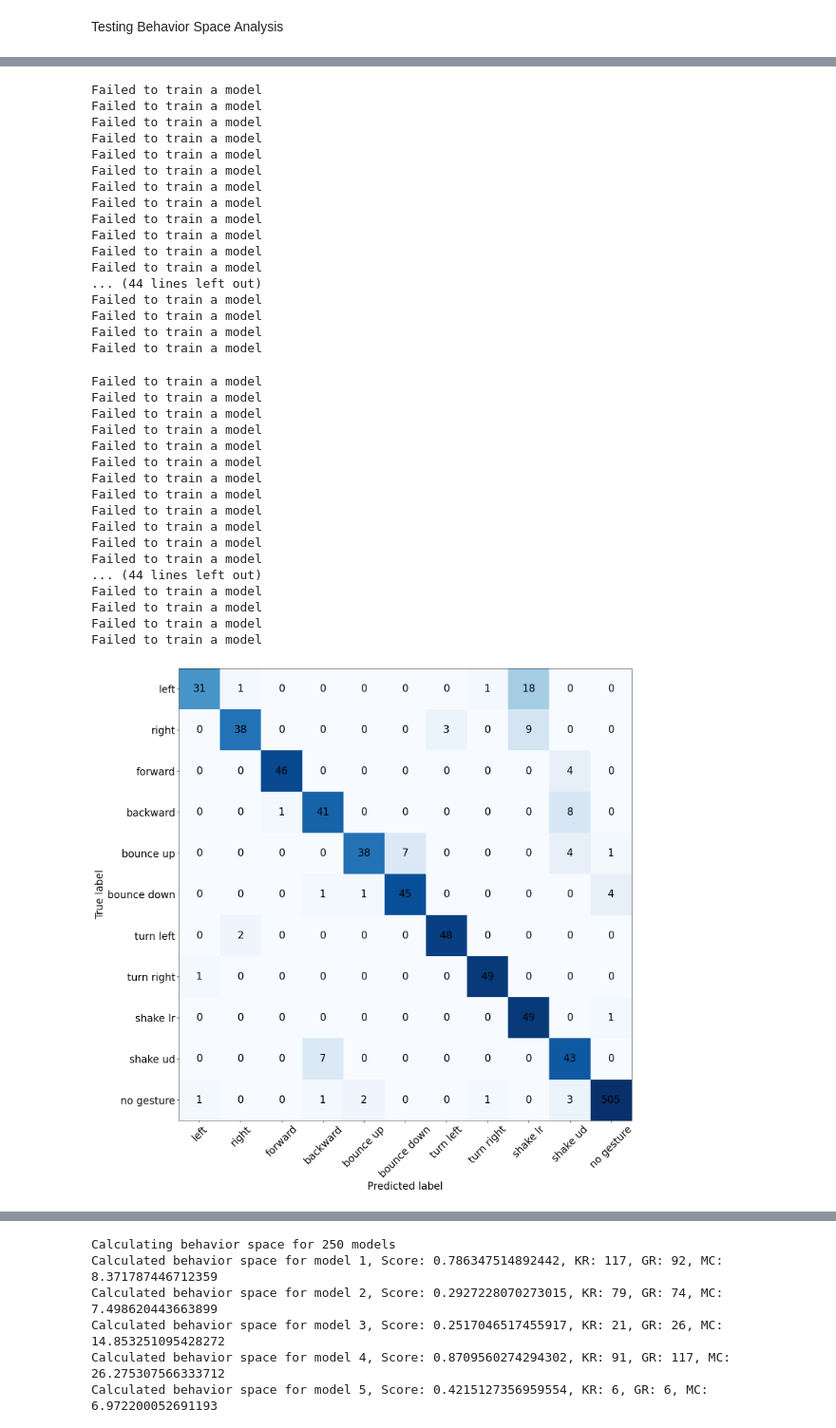
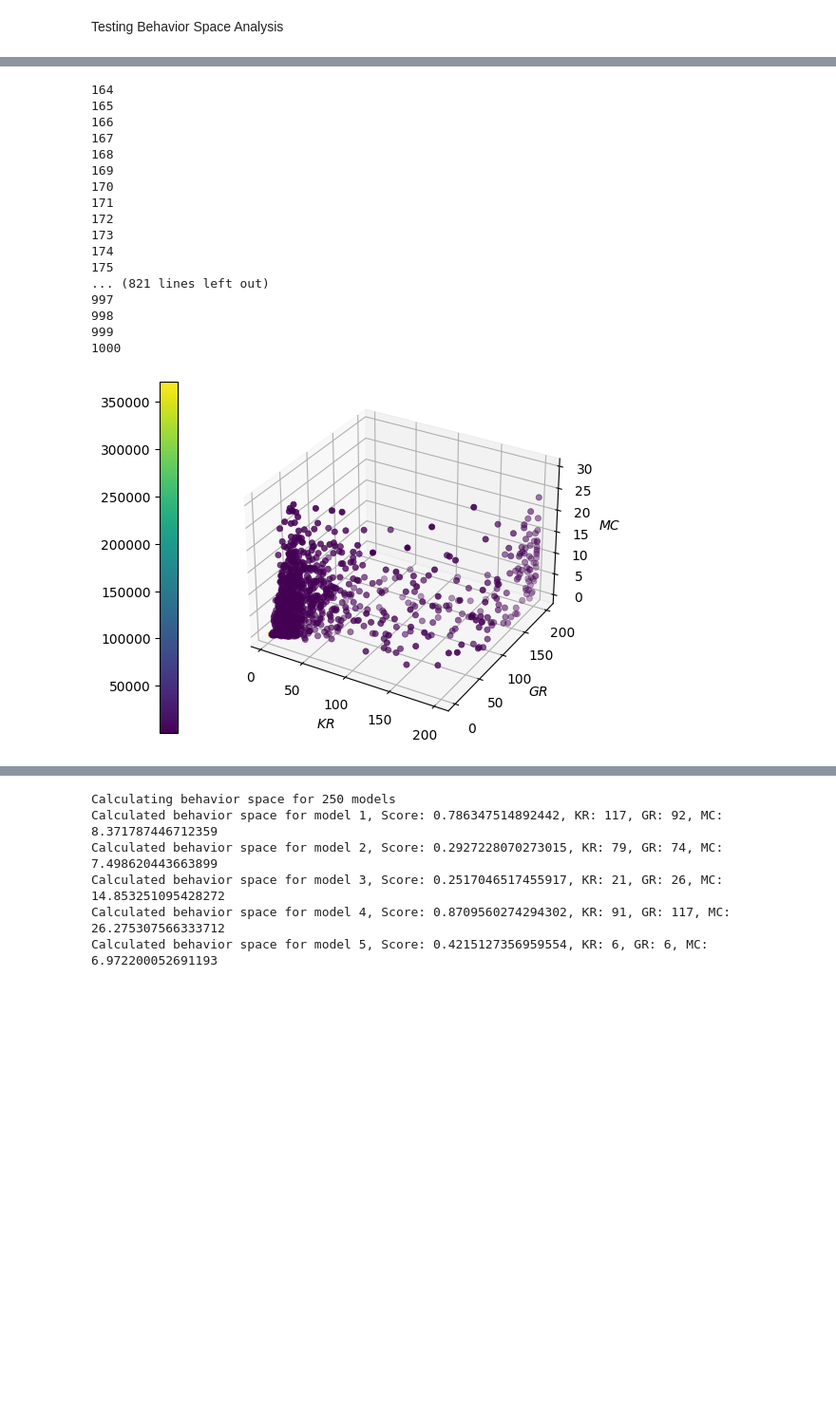
Before and after one commit to aloksGithub/gesture_recognition, a Jupyter notebook: global1.ipynb, the cells around one changed output, grey strips where cells are left out. Shown at 95% size. Saved outputs shown, nothing was run; the diff lists cells and outputs as text; code cells hidden in the pictures; blank space fills up the shorter version.

```diff
--- a/global1.ipynb
+++ b/global1.ipynb
@@ -134,7 +134,7 @@ Testing Behavior Space Analysis
 # %%
 fix_seed(0)
 pbounds = {'units': (100, 1000), 'lr': (0, 1), 'sr': (0.5, 2), 'mu': (-0.2, 0.2), 'sigma': (0, 2), 'learning_rate': (1e-5, 1e-2), 'iss': (0.8, 1.2), 'ridge': (0, 1e-4)}
-optimalParams = optimizer_global1_bs(pbounds, createIPESN, trainESN)
+optimalParams = optimizer_global1_bs(pbounds, createIPESN, trainESN, 1)
 # %% [output]
 ['s', 'na', 'l', 'ni'] ['na', 'l', 'ni'] ['s'] ['j']
 |   iter    |  target   |    iss    | learni... |    lr     |    mu     |   ridge   |   sigma   |    sr     |   units   |
@@ -224,35 +212,18 @@ Training time: 18.400639152526857 1.1937100474668758
-Failed to train a model
-Failed to train a model
-Failed to train a model
-Failed to train a model
-Failed to train a model
-Failed to train a model
-Failed to train a model
-Failed to train a model
-Failed to train a model
-Failed to train a model
-Failed to train a model
-Failed to train a model
-... (44 lines left out)
-Failed to train a model
-Failed to train a model
-Failed to train a model
-Failed to train a model
+164
+165
+166
+167
+168
+169
+170
+171
+172
+173
+174
+175
+... (821 lines left out)
+997
+998
+999
+1000
-Failed to train a model
-Failed to train a model
-Failed to train a model
-Failed to train a model
-Failed to train a model
-Failed to train a model
-Failed to train a model
-Failed to train a model
-Failed to train a model
-Failed to train a model
-Failed to train a model
-Failed to train a model
-... (44 lines left out)
-Failed to train a model
-Failed to train a model
-Failed to train a model
-Failed to train a model
-[figure, old version]
+[figure, new version]
```
Also changed, not shown: parts of 13 cells of this notebook, 10 other files.
